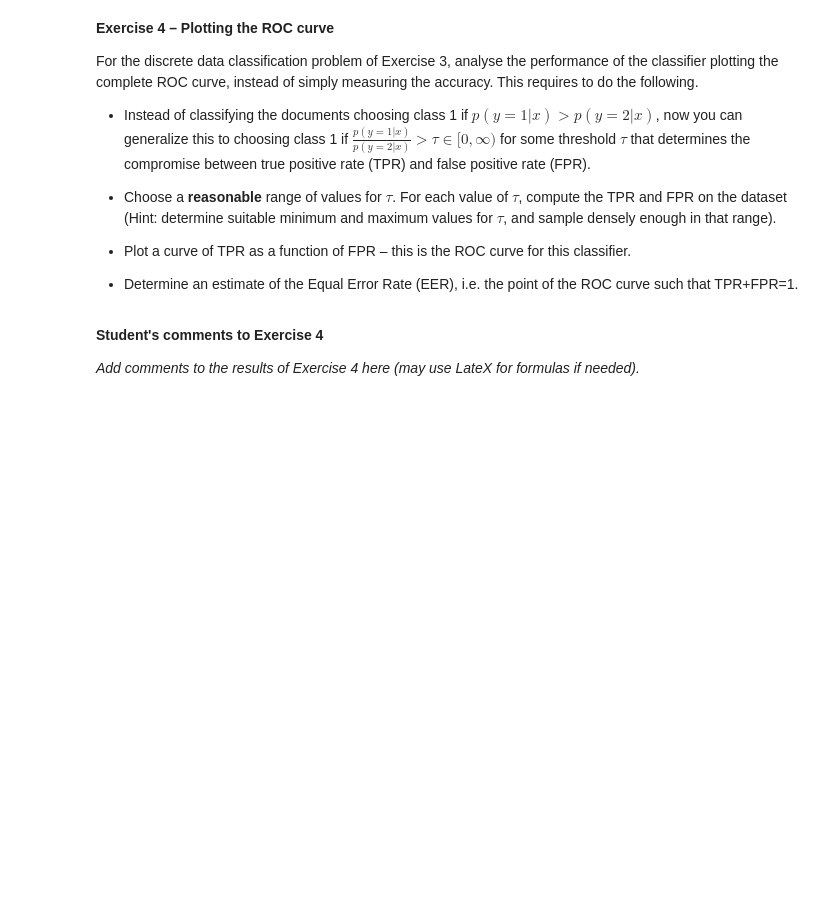
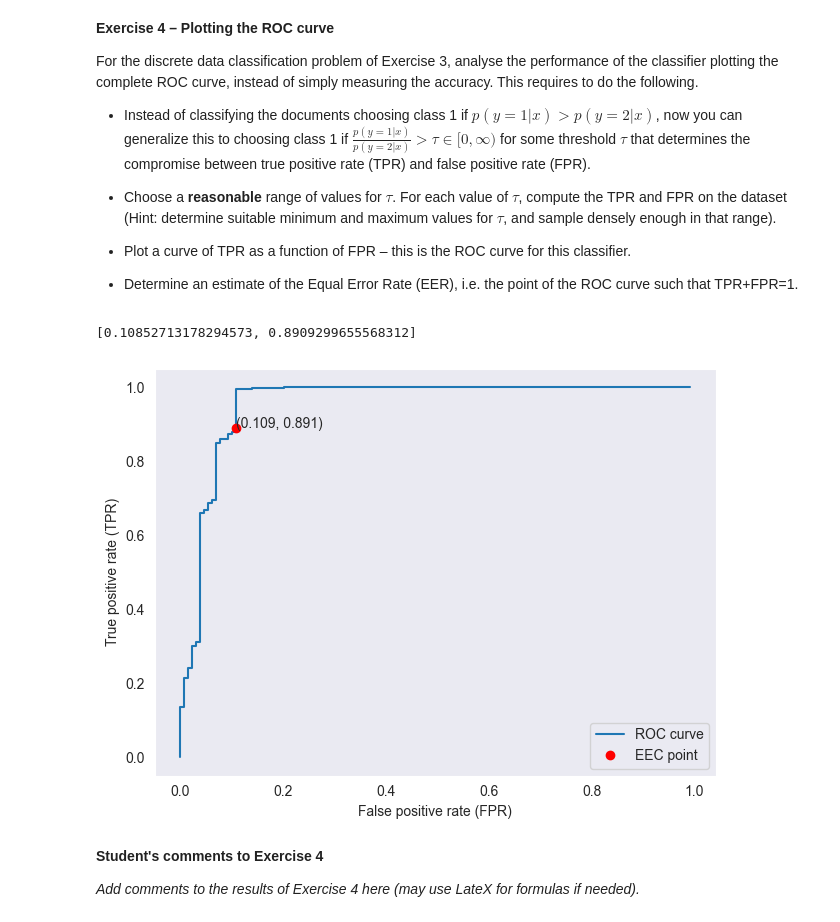
Before and after one commit to steurendo/SLNN, a Jupyter notebook: Lab2/Lab2_v6.ipynb, the cells around one changed output. Saved outputs shown, nothing was run; the diff lists cells and outputs as text; code cells hidden in the pictures; blank space fills up the shorter version.

```diff
--- a/Lab2/Lab2_v6.ipynb
+++ b/Lab2/Lab2_v6.ipynb
@@ -268,7 +272,8 @@ def NBC(X, theta_jc, pi_c, features_indices=None, MAP_estimation=True):
         for i in range(N):
             LH[i, c] = sum(np.log(theta_jc[j, c] + eps) for j in matches[i])
     if MAP_estimation:
-        return np.array([np.argmax([LH[i, c] + pi_c[c] for c in range(N_c)]) for i in range(N)])  # returning result of MAP estimation
+        return np.array([np.argmax([LH[i, c] + pi_c[c] for c in range(N_c)]) for i in
+                         range(N)])  # returning result of MAP estimation
     return np.array([np.argmax([LH[i, c] for c in range(N_c)]) for i in range(N)])  # returning result of MLE estimation
 # %%
 #Evaluate the MAP on the test set
@@ -363,27 +383,36 @@ print(f'Accuracy of MAP (using all features): {accuracy_MAP_test * 100}%')
 print(f'Accuracy of MAP (using {K} more informative features): {accuracy_MAP_K_test * 100}%')
 # %%
 #Use the posterior probabilities previously and classify using the formula above to estimate tau
-TP, TN, FP, FN = 0, 0, 0, 0
-
-for i in range(N_test):
-    if y_test_MAP_K_bool[i] == y_test[i]:   # True cases
-        if y_test[i]:   # True Positive
-            TP += 1
-        else:           # True Negative
-            TN += 1
-    else:   # False cases
-        if y_test[i]:   # False Positive
-            FP += 1
-        else:           # False Negative
-            FN += 1
-
-#Note: To estimate the TPR you need to compute the number of cases where class 1 is correctly predicted,
-#this value then has to be divided by the number of elements in the test set which belong to class 1
-TPR = TP / (TP + FN)
-
-#The FPR is computed by selecting the number of cases where class 1 is predicted incorrectly,
-#this value then has to be divided by the number of elements in the test set which do not belong to class 1
-FPR = FP / (TN + FP)
-
-print(f'TPR = {TPR}; FPR = {FPR}')
+N = X_test.shape[0]
+N_c = len(pi_c)
+matches = [np.intersect1d(np.argwhere(X_test[i, :] == 1), Ij_sorted_rev[:K]) for i in range(N)]
+LH = np.zeros(shape=(N, N_c))
+eps = 1e-10
+for c in range(N_c):
+    for i in range(N):
+        LH[i, c] = sum(np.log(theta_jc[j, c] + eps) for j in matches[i])
+dr = 0
+f_x = np.array([LH[i, dr] + pi_c[dr] - LH[i, 1 - dr] + pi_c[1 - dr] for i in range(N)])
+tau_values = np.unique(np.append(0, [f_x[i] for i in np.argsort(f_x)]))
+#classification using these tau values
+NP = np.argwhere(y_test).shape[0]
+NN = N - NP
+TPR = np.empty(len(tau_values))
+FPR = np.empty(len(tau_values))
+for i in range(len(tau_values)):
+    result_positives = f_x[y_test]
+    result_negatives = f_x[np.equal(y_test, False)]
+    TP = np.sum(result_positives > tau_values[i])
+    FP = np.sum(result_negatives > tau_values[i])
+    #Note: To estimate the TPR you need to compute the number of cases where class 1 is correctly predicted,
+    #this value then has to be divided by the number of elements in the test set which belong to class 1
+    TPR[i] = TP / NP
+    #The FPR is computed by selecting the number of cases where class 1 is predicted incorrectly,
+    #this value then has to be divided by the number of elements in the test set which do not belong to class 1
+    FPR[i] = FP / NN
 #The point corresponding to the EER can be found by plotting on the ROC curve the function y = 1 - x
+EER_i = np.argmin([np.abs(TPR[i] + FPR[i] - 1) for i in range(len(tau_values))])
+EER = [FPR[EER_i], TPR[EER_i]]
+print(EER)
+# %% [output]
+[0.10852713178294573, 0.8909299655568312]
@@ -402,3 +419,17 @@ f_x = np.array([prob_y_given_x[i, 0] / prob_y_given_x[i, 1] for i in range(N)])
+# %%
+plt.figure()
+plt.plot(FPR, TPR)
+plt.plot(EER[0], EER[1], 'ro')
+plt.annotate(f'({EER[0]:.3f}, {EER[1]:.3f})', (EER[0], EER[1]))
+plt.xlabel('False positive rate (FPR)')
+plt.ylabel('True positive rate (TPR)')
+labels = ['ROC curve', 'EEC point']
+plt.legend(labels)
+plt.grid()
+plt.tight_layout()
+plt.show()
+# %% [output]
+[figure, added]
 # %% [markdown]
 **Student's comments to Exercise 4**
 
```
Also changed, not shown: parts of 10 cells of this notebook.
